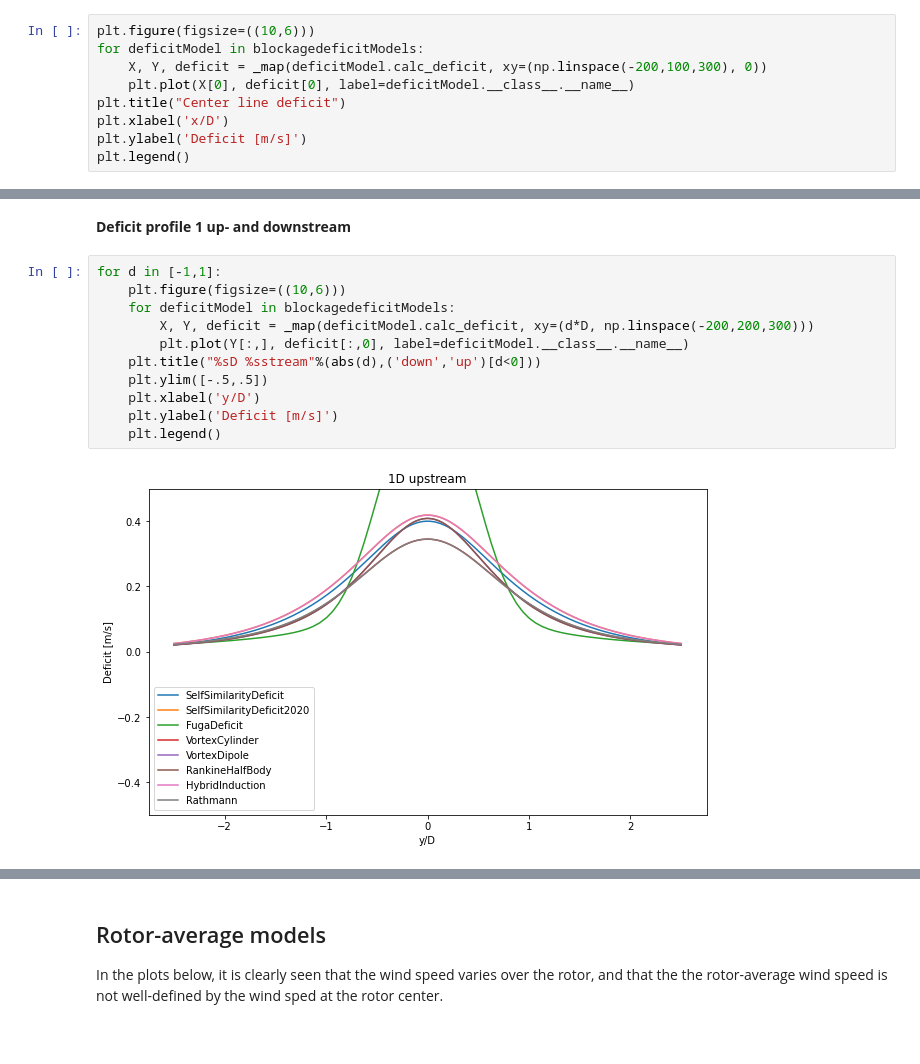
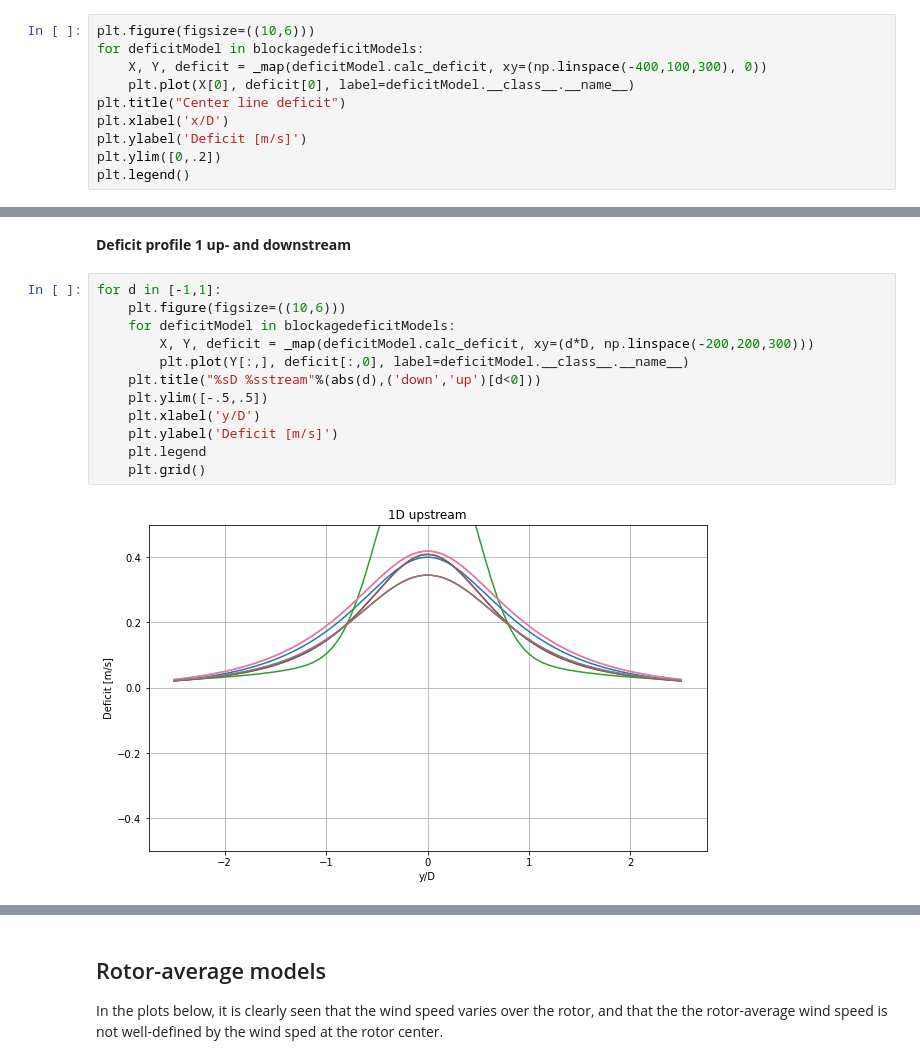
Before and after one commit to DTUWindEnergy/PyWake, a Jupyter notebook: docs/notebooks/EngineeringWindFarmModels.ipynb, the cells around one changed output, grey strips where cells are left out. Saved outputs shown, nothing was run; the diff lists cells and outputs as text.

```diff
--- a/docs/notebooks/EngineeringWindFarmModels.ipynb
+++ b/docs/notebooks/EngineeringWindFarmModels.ipynb
@@ -654,11 +654,12 @@ blockagedeficitModels = [SelfSimilarityDeficit(),
 # %%
 plt.figure(figsize=((10,6)))
 for deficitModel in blockagedeficitModels:
-    X, Y, deficit = _map(deficitModel.calc_deficit, xy=(np.linspace(-200,100,300), 0))
+    X, Y, deficit = _map(deficitModel.calc_deficit, xy=(np.linspace(-400,100,300), 0))
     plt.plot(X[0], deficit[0], label=deficitModel.__class__.__name__)
 plt.title("Center line deficit")
 plt.xlabel('x/D')
 plt.ylabel('Deficit [m/s]')
+plt.ylim([0,.2])
 plt.legend()
 # %% [output]
 <matplotlib.legend.Legend at 0x...>
@@ -668,13 +669,14 @@ plt.legend()
 # %%
 for d in [-1,1]:
     plt.figure(figsize=((10,6)))
     for deficitModel in blockagedeficitModels:
         X, Y, deficit = _map(deficitModel.calc_deficit, xy=(d*D, np.linspace(-200,200,300)))
         plt.plot(Y[:,], deficit[:,0], label=deficitModel.__class__.__name__)
     plt.title("%sD %sstream"%(abs(d),('down','up')[d<0]))
     plt.ylim([-.5,.5])
     plt.xlabel('y/D')
     plt.ylabel('Deficit [m/s]')
-    plt.legend()
+    plt.legend
+    plt.grid()
 # %% [output]
-[figure, old version]
+[figure, new version]
```
Also changed, not shown: parts of 2 cells of this notebook, 52 other files.
